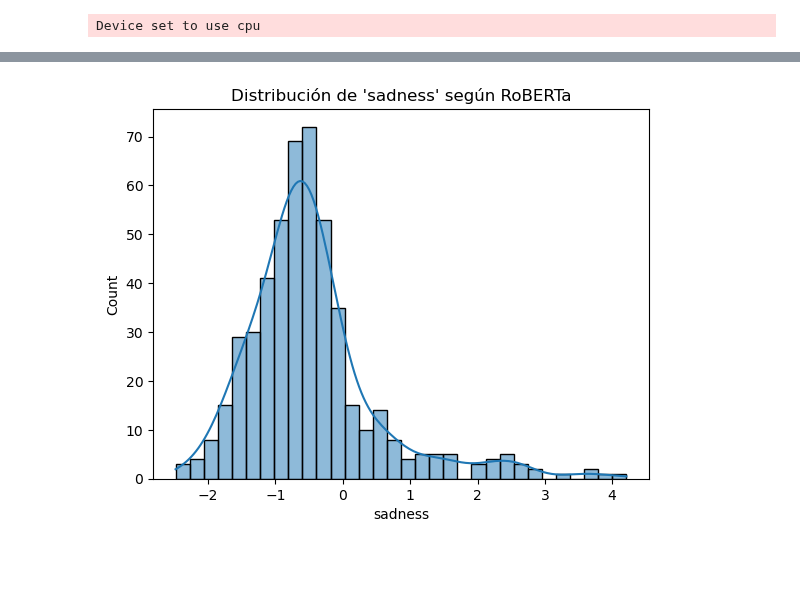
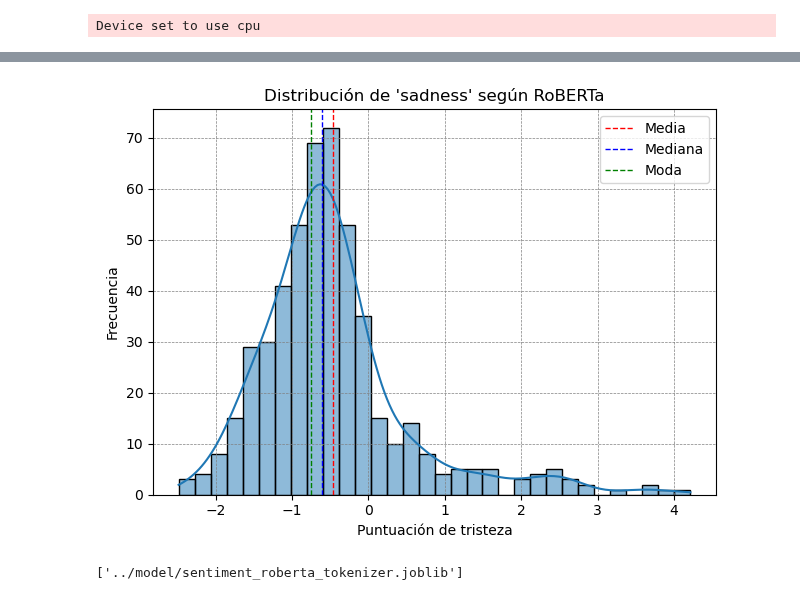
Before and after one commit to jesuserro/BiblioNLP-Automatic-Tagging-Semantic-Book-Search, a Jupyter notebook: notebooks/5_nlp_sentiment_analysis_books_pipeline_es.ipynb, the cells around one changed output, grey strips where cells are left out. Drawn from its saved outputs; the diff is of its cells as text; code cells hidden in the pictures; blank space fills up the shorter version.

```diff
--- a/notebooks/5_nlp_sentiment_analysis_books_pipeline_es.ipynb
+++ b/notebooks/5_nlp_sentiment_analysis_books_pipeline_es.ipynb
@@ -132,9 +133,28 @@ moods.sort_values(by="joy", ascending=False).head(10)
 | 340 | <p>In <i>There Is a God</i>, one ... | atheism, christianity, conversion... | There Is a God: How the World's M... | -1.079195 | -1.244062 | -1.911782 | 3.980678 | 2.529226 | -1.167719 | 0.167120 |
 | 81 | <i>Land of the Firebird</i> is a ... | art, art-history, beauty, communi... | Land of the Firebird: The Beauty ... | -0.793946 | -1.161001 | -2.230438 | 3.971892 | 1.634411 | 0.510954 | -0.596902 |
 | 442 | A collection of letters by Franco... | catholic, marriage, religion, res... | Let Go | -0.709208 | -0.478442 | -1.979075 | 3.920964 | 2.398577 | -1.688645 | -0.247216 |
-# %%
-sns.histplot(moods["sadness"], kde=True)
-plt.title("Distribución de 'sadness' según RoBERTa")
-plt.show()
-# %% [output]
-[figure, removed]
+# %%
+sns.histplot(moods["sadness"], kde=True)
+plt.title("Distribución de 'sadness' según RoBERTa")
+# Grid
+plt.grid(visible=True, color="gray", linestyle="--", linewidth=0.5)
+plt.axvline(moods["sadness"].mean(), color="red", linestyle="--", linewidth=1, label="Media")
+plt.axvline(moods["sadness"].median(), color="blue", linestyle="--", linewidth=1, label="Mediana")
+plt.axvline(moods["sadness"].mode()[0], color="green", linestyle="--", linewidth=1, label="Moda")
+plt.legend()
+plt.xlabel("Puntuación de tristeza")
+plt.ylabel("Frecuencia")
+plt.title("Distribución de 'sadness' según RoBERTa")
+plt.tight_layout()
+plt.grid(visible=True, color="gray", linestyle="--", linewidth=0.5)
+# Guardar en imagen jpg
+plt.savefig("../img/roberta-sadness.jpg", dpi=300, bbox_inches="tight")
+plt.show()
+# %% [output]
+[figure, added]
+# %%
+# Guardar el modelo y el tokenizer
+joblib.dump(model, "../model/sentiment_roberta_model.joblib")
+joblib.dump(tokenizer, "../model/sentiment_roberta_tokenizer.joblib")
+# %% [output]
+['../model/sentiment_roberta_tokenizer.joblib']
```
Also changed, not shown: parts of 2 cells of this notebook, 3 other files.
